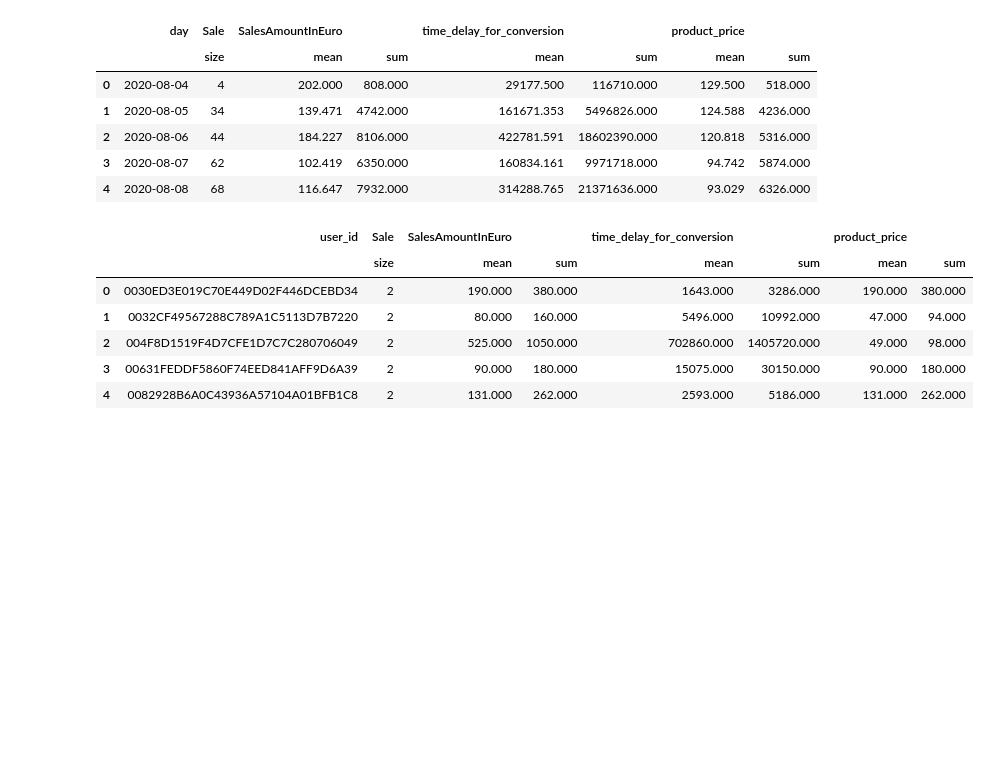
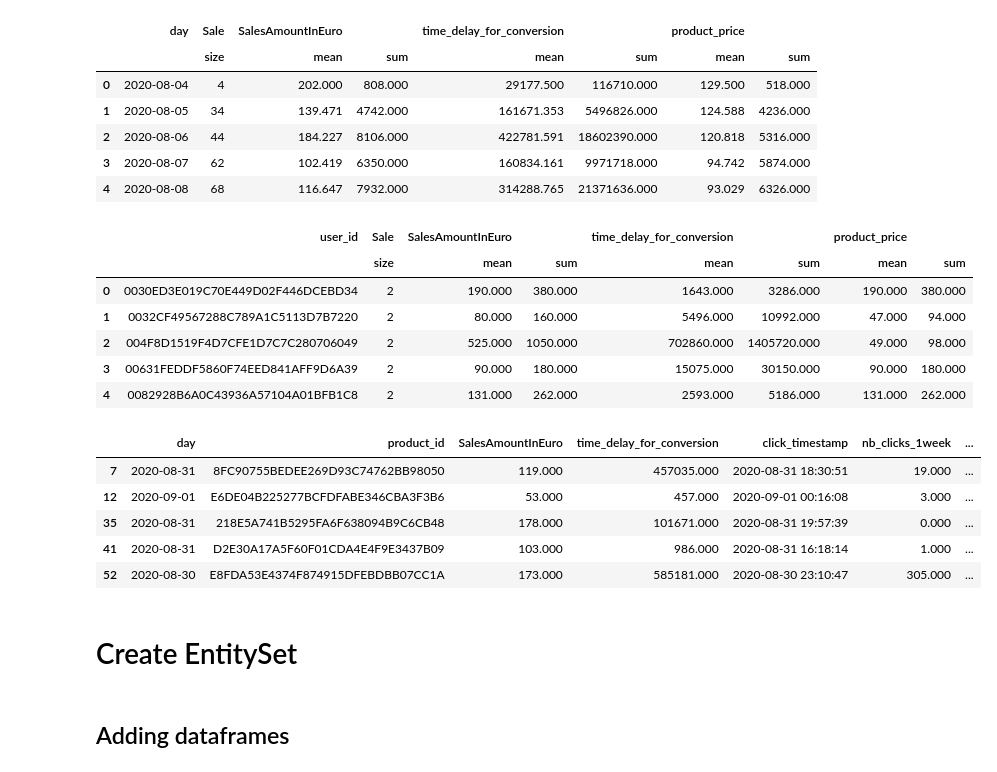
Before and after one commit to anras5/Criteo-Search-Data, a Jupyter notebook: dfs_criteo.ipynb, the cells around one changed output. Drawn from its saved outputs; the diff is of its cells as text; code cells hidden in the pictures; blank space fills up the shorter version.

Commit message:
Create first EntitySet

```diff
--- a/dfs_criteo.ipynb
+++ b/dfs_criteo.ipynb
@@ -105,4 +105,16 @@ df_users.head()
 | 3 | 00631FEDDF5860F74EED841AFF9D6A39 | 2 | 90.000 | 180.000 | 15075.000 | 30150.000 | 90.000 | 180.000 |
 | 4 | 0082928B6A0C43936A57104A01BFB1C8 | 2 | 131.000 | 262.000 | 2593.000 | 5186.000 | 131.000 | 262.000 |
 # %%
-df_transactions = df_raw[['day', 'product_id', 'SalesAmountInEuro', 'time_delay_for_conversion', 'click_timestamp', 'nb_clicks_1week', 'product_price'
+df_transactions = df_raw[['day', 'product_id', 'SalesAmountInEuro', 'time_delay_for_conversion',
+                          'click_timestamp', 'nb_clicks_1week']]
+df_transactions['transaction_id'] = np.arange(1, len(df_transactions)+1)
+df_transactions.head()
+# %% [output]
+|  | day | product_id | SalesAmountInEuro | time_delay_for_conversion | click_timestamp | nb_clicks_1week | ... |
+| 7 | 2020-08-31 | 8FC90755BEDEE269D93C74762BB98050 | 119.000 | 457035.000 | 2020-08-31 18:30:51 | 19.000 | ... |
+| 12 | 2020-09-01 | E6DE04B225277BCFDFABE346CBA3F3B6 | 53.000 | 457.000 | 2020-09-01 00:16:08 | 3.000 | ... |
+| 35 | 2020-08-31 | 218E5A741B5295FA6F638094B9C6CB48 | 178.000 | 101671.000 | 2020-08-31 19:57:39 | 0.000 | ... |
+| 41 | 2020-08-31 | D2E30A17A5F60F01CDA4E4F9E3437B09 | 103.000 | 986.000 | 2020-08-31 16:18:14 | 1.000 | ... |
+| 52 | 2020-08-30 | E8FDA53E4374F874915DFEBDBB07CC1A | 173.000 | 585181.000 | 2020-08-30 23:10:47 | 305.000 | ... |
+# %% [markdown]
+# Create EntitySet
@@ -108,0 +123,2 @@ df_transactions = df_raw[['day', 'product_id', 'SalesAmountInEuro', 'time_delay_
+# %% [markdown]
+## Adding dataframes
```
Also changed, not shown: parts of 5 cells of this notebook.
